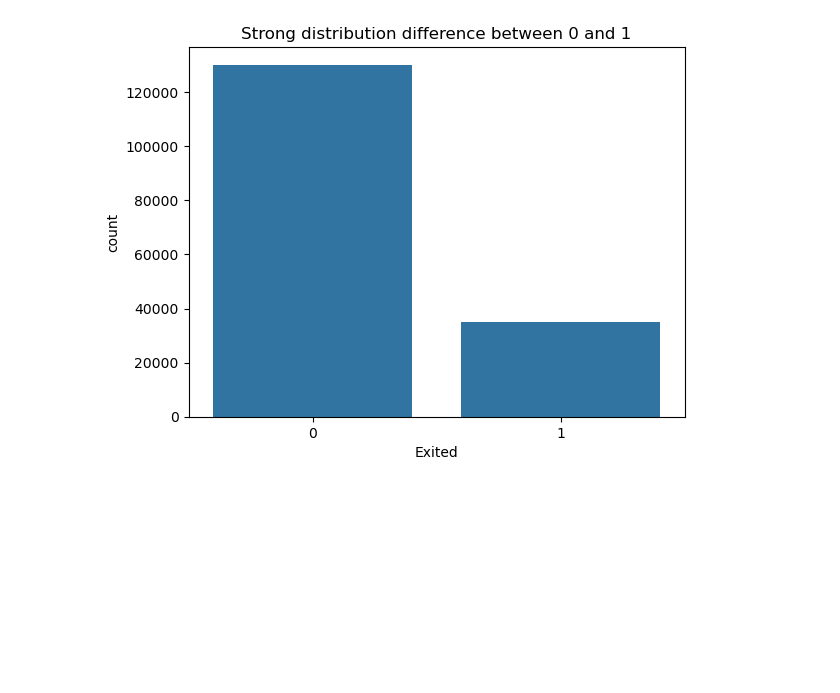
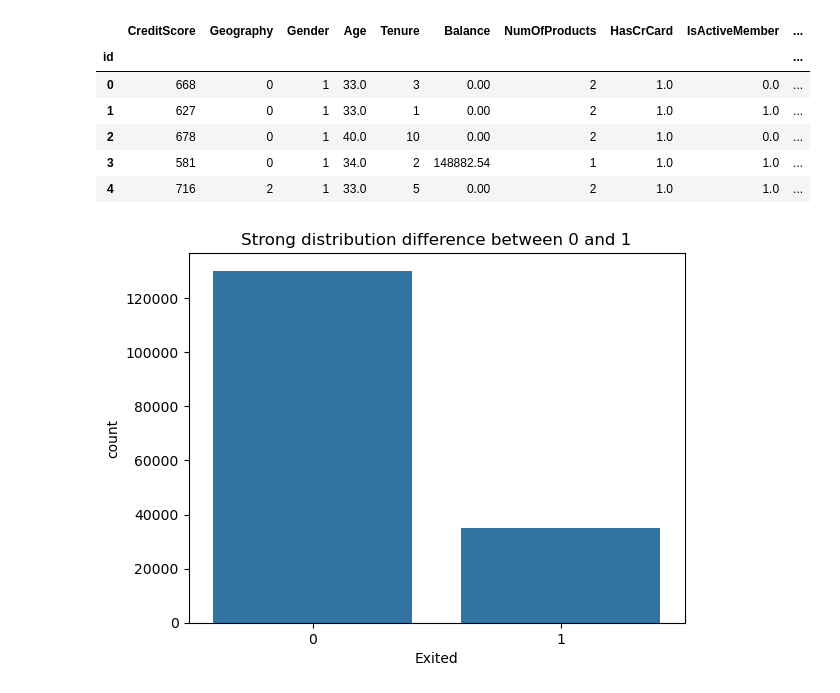
Before and after one commit to pimPijnenburg/Data-Science-Practice, a Jupyter notebook: bank_churn/bank.ipynb, the cells around one changed output. Cells and saved outputs as stored; diff of their text form; code cells hidden in the pictures; blank space fills up the shorter version.

```diff
--- a/bank_churn/bank.ipynb
+++ b/bank_churn/bank.ipynb
@@ -8,7 +8,7 @@ train = pd.read_csv('train.csv', index_col= ['id'])
 test = pd.read_csv('test.csv', index_col= ['id'])
 
 def drop(df):
-    for_dropping = ['Surname']
+    for_dropping = ['Surname','CustomerId'] #Take CustomerId out to see the analysis of recurring CustomerIds
     df = df.drop(for_dropping, axis = 1)
     return df
 train, test = drop(train), drop(test)
@@ -21,6 +21,16 @@ def encode_categories(df):
         df[col] = encoder.fit_transform(df[col])
     return df
 train, test = encode_categories(train), encode_categories(test)
+# %%
+train.head()
+# %% [output]
+|  | CreditScore | Geography | Gender | Age | Tenure | Balance | NumOfProducts | HasCrCard | IsActiveMember | ... |
+| id |  |  |  |  |  |  |  |  |  | ... |
+| 0 | 668 | 0 | 1 | 33.0 | 3 | 0.00 | 2 | 1.0 | 0.0 | ... |
+| 1 | 627 | 0 | 1 | 33.0 | 1 | 0.00 | 2 | 1.0 | 1.0 | ... |
+| 2 | 678 | 0 | 1 | 40.0 | 10 | 0.00 | 2 | 1.0 | 0.0 | ... |
+| 3 | 581 | 0 | 1 | 34.0 | 2 | 148882.54 | 1 | 1.0 | 1.0 | ... |
+| 4 | 716 | 2 | 1 | 33.0 | 5 | 0.00 | 2 | 1.0 | 1.0 | ... |
 # %%
 sns.countplot(x = train.Exited).set_title('Strong distribution difference between 0 and 1')
 plt.show()
```
Also changed, not shown: parts of 5 cells of this notebook, 2 other files.
